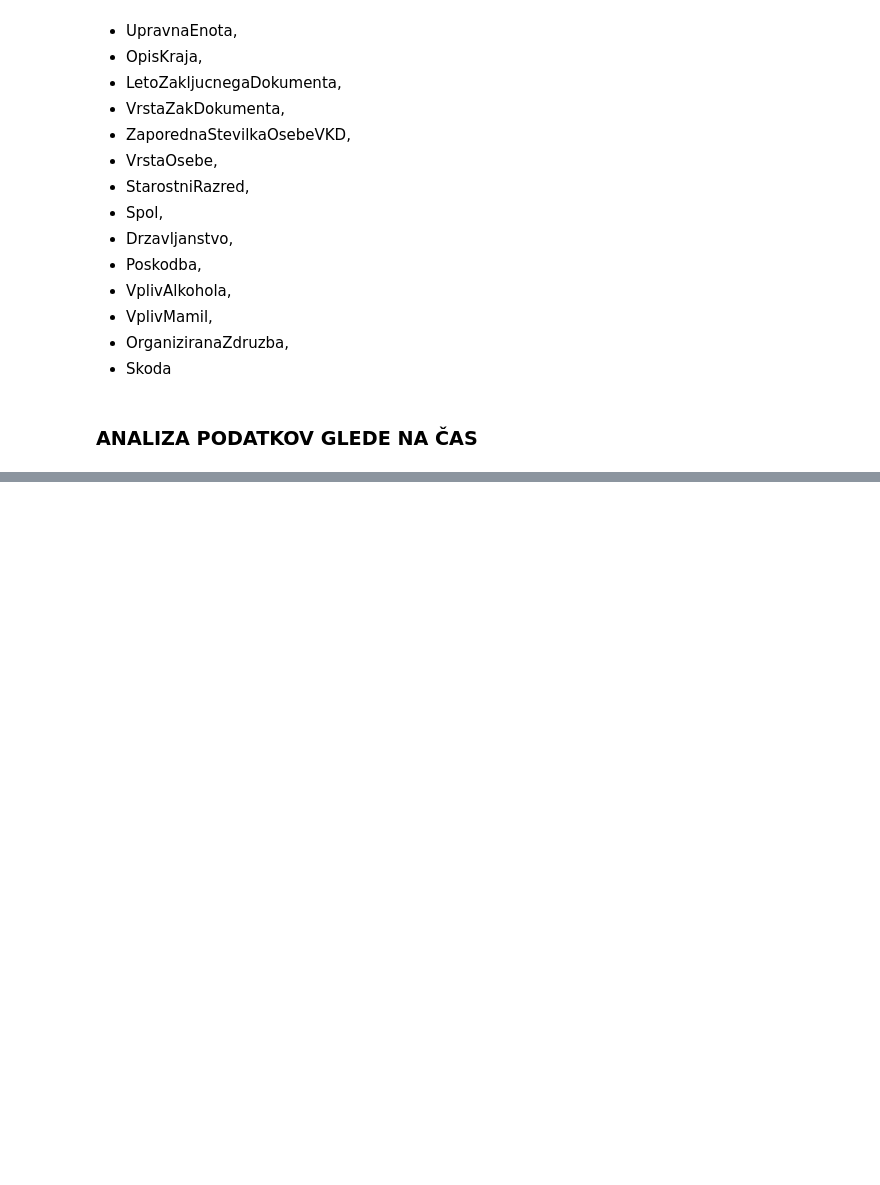
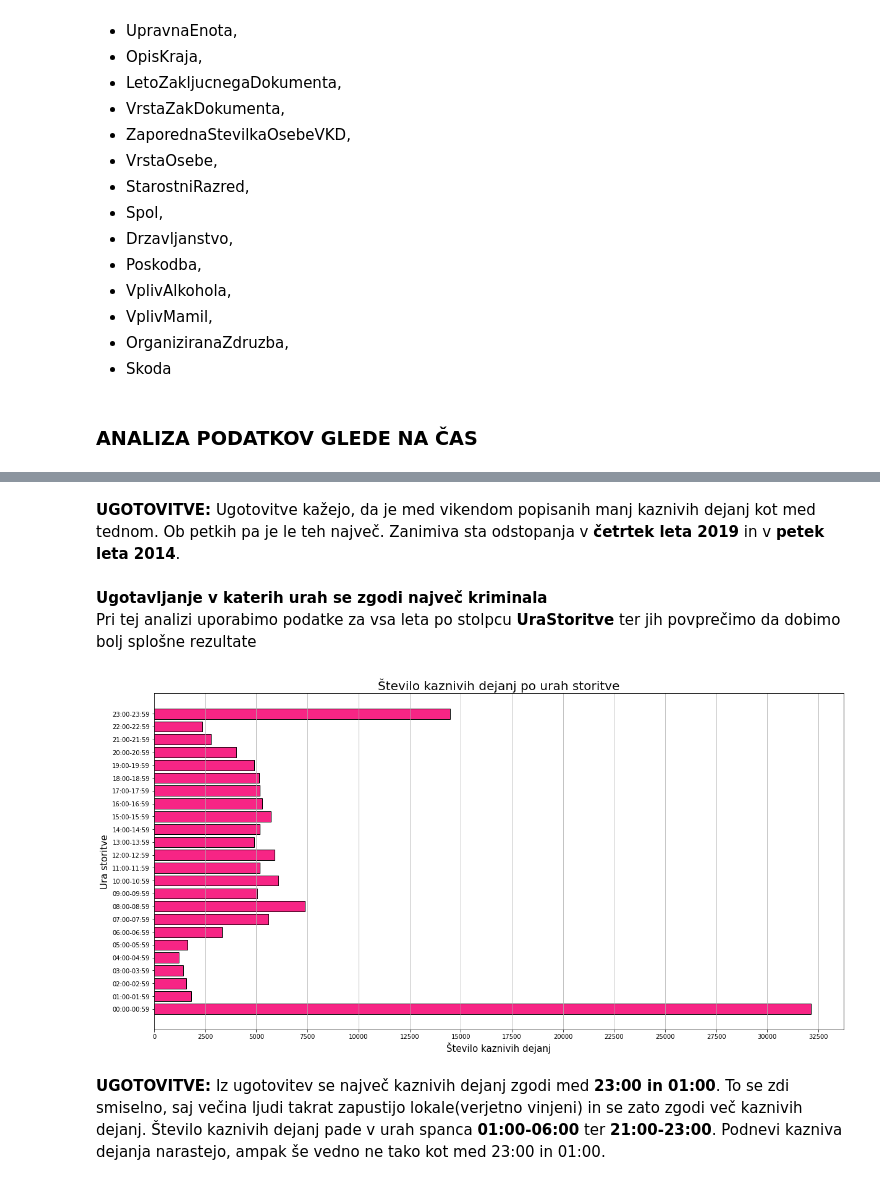
Before and after one commit to Nik-tech-cloud/PR22NGAMZ, a Jupyter notebook: seminar.ipynb, the cells around one changed output, grey strips where cells are left out. Saved outputs shown, nothing was run; the diff lists cells and outputs as text; code cells hidden in the pictures; blank space fills up the shorter version.

```diff
--- a/seminar.ipynb
+++ b/seminar.ipynb
@@ -123,0 +120,66 @@ plt.show()
+# %% [markdown]
+**UGOTOVITVE:** Ugotovitve kažejo, da je med vikendom popisanih manj kaznivih dejanj kot med tednom. Ob petkih pa je le teh največ. Zanimiva sta odstopanja v **četrtek leta 2019** in v **petek leta 2014**.
+# %% [markdown]
+**Ugotavljanje v katerih urah se zgodi največ kriminala**
+Pri tej analizi uporabimo podatke za vsa leta po stolpcu **UraStoritve** ter jih povprečimo da dobimo bolj splošne rezultate
+# %%
+dataframes_fixed_dates = {}
+
+for key, value in time_dataframes.items():
+    df1 = copy(time_dataframes[key])
+    df1['MesecStoritve'] = df1['MesecStoritve'].apply(lambda x: str(x)[:-4]+'.'+str(x)[-4:])
+    df1['MesecStoritve'] =  pd.to_datetime(df1['MesecStoritve'], format='%m.%Y')
+    dataframes_fixed_dates[key] = df1
+
+ure_vse = []
+povp_ure = []
+ure = [
+    '00:00-00:59',
+    '01:00-01:59',
+    '02:00-02:59',
+    '03:00-03:59',
+    '04:00-04:59',
+    '05:00-05:59',
+    '06:00-06:59',
+    '07:00-07:59',
+    '08:00-08:59',
+    '09:00-09:59',
+    '10:00-10:59',
+    '11:00-11:59',
+    '12:00-12:59',
+    '13:00-13:59',
+    '14:00-14:59',
+    '15:00-15:59',
+    '16:00-16:59',
+    '17:00-17:59',
+    '18:00-18:59',
+    '19:00-19:59',
+    '20:00-20:59',
+    '21:00-21:59',
+    '22:00-22:59',
+    '23:00-23:59',
+]
+
+i = 0
+for key, value in dataframes_fixed_dates.items():
+    ure_vse.append(list(value['UraStoritve'].value_counts().sort_index()))
+    i += 1
+
+for i in range(len(ure_vse[1])):
+    x = 0
+    for ura in ure_vse:
+        x += ura[i]
+    povp_ure.append(x/len(ure_vse))
+
+plt.figure(figsize=(20,10))
+plt.barh(ure, povp_ure, color='#F72585', edgecolor='black')
+plt.grid(axis='x')
+plt.xticks(np.arange(0, 35000, step=2500))
+plt.title('Število kaznivih dejanj po urah storitve', fontsize=20)
+plt.ylabel('Ura storitve', fontsize=15)
+plt.xlabel('Število kaznivih dejanj', fontsize=15)
+plt.show()
+# %% [output]
+[figure, added]
+# %% [markdown]
+**UGOTOVITVE:** Iz ugotovitev se največ kaznivih dejanj zgodi med **23:00 in 01:00**. To se zdi smiselno, saj večina ljudi takrat zapustijo lokale(verjetno vinjeni) in se zato zgodi več kaznivih dejanj. Število kaznivih dejanj pade v urah spanca **01:00-06:00** ter **21:00-23:00**. Podnevi kazniva dejanja narastejo, ampak še vedno ne tako kot med 23:00 in 01:00.
```
Also changed, not shown: parts of 2 cells of this notebook.
